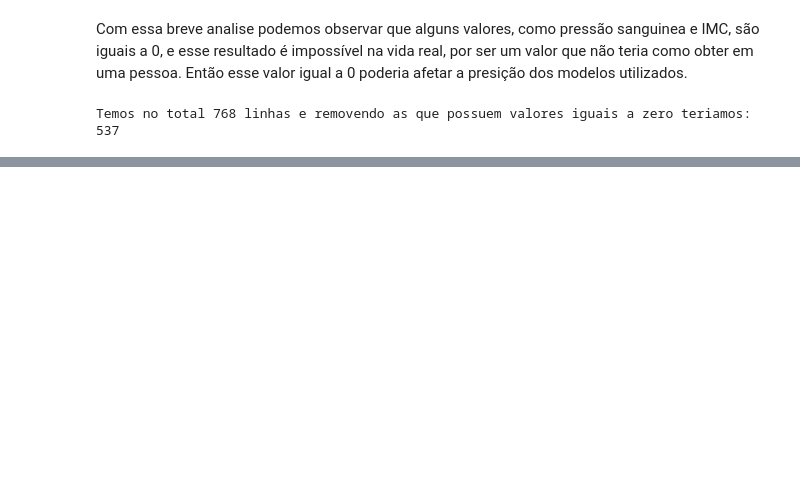
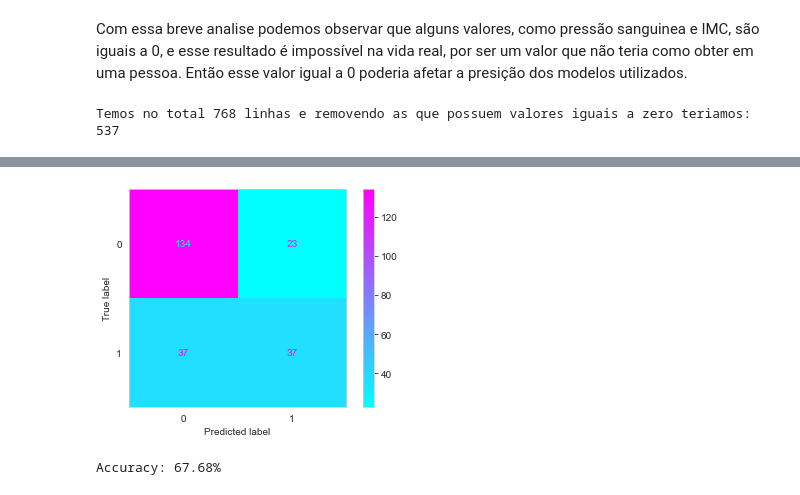
Before and after one commit to gabrielandm/trilha_IA, a Jupyter notebook: projeto-09-Data-science/projeto-09-Data-science.ipynb, the cells around one changed output, grey strips where cells are left out. Cells and saved outputs as stored; diff of their text form; code cells hidden in the pictures; blank space fills up the shorter version.

```diff
--- a/projeto-09-Data-science/projeto-09-Data-science.ipynb
+++ b/projeto-09-Data-science/projeto-09-Data-science.ipynb
@@ -110,0 +131,33 @@ ValueError: Series.replace cannot use dict-like to_replace and non-None value
+# %%
+y = df.Outcome
+X = df.drop(["Outcome"], axis=1)
+
+# Change all 0 to NaN
+X.replace(0, np.nan, inplace=True)
+
+X_train, X_valid, y_train, y_valid = train_test_split(X, y, train_size=0.7, test_size=0.3, random_state=RS)
+
+cols_with_missing = [col for col in X_train.columns if X_train[col].isnull().any()]
+
+# Make copy to avoid changing original data (when imputing)
+X_train_plus = X_train.copy()
+X_valid_plus = X_valid.copy()
+
+# Make new columns indicating what will be imputed
+for col in cols_with_missing:
+    X_train_plus[col + '_was_missing'] = X_train_plus[col].isnull()
+    X_valid_plus[col + '_was_missing'] = X_valid_plus[col].isnull()
+# %%
+# Imputation
+my_imputer = SimpleImputer()
+imputed_X_train_plus = pd.DataFrame(my_imputer.fit_transform(X_train_plus))
+imputed_X_valid_plus = pd.DataFrame(my_imputer.transform(X_valid_plus))
+
+# Imputation removed column names; put them back
+imputed_X_train_plus.columns = X_train_plus.columns
+imputed_X_valid_plus.columns = X_valid_plus.columns
+
+print("Accuracy: " + str(round(score_dataset(imputed_X_train_plus, imputed_X_valid_plus, y_train, y_valid)*100, 2)) + "%")
+# %% [output]
+[figure, added]
+Accuracy: 67.68%
```
Also changed, not shown: parts of 35 cells of this notebook, 3 other files.
